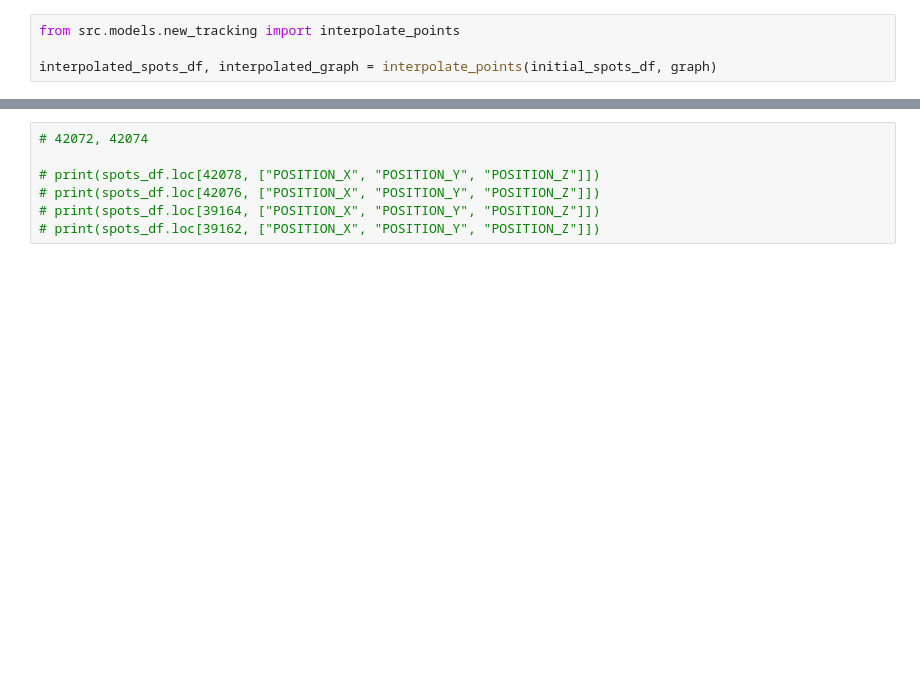
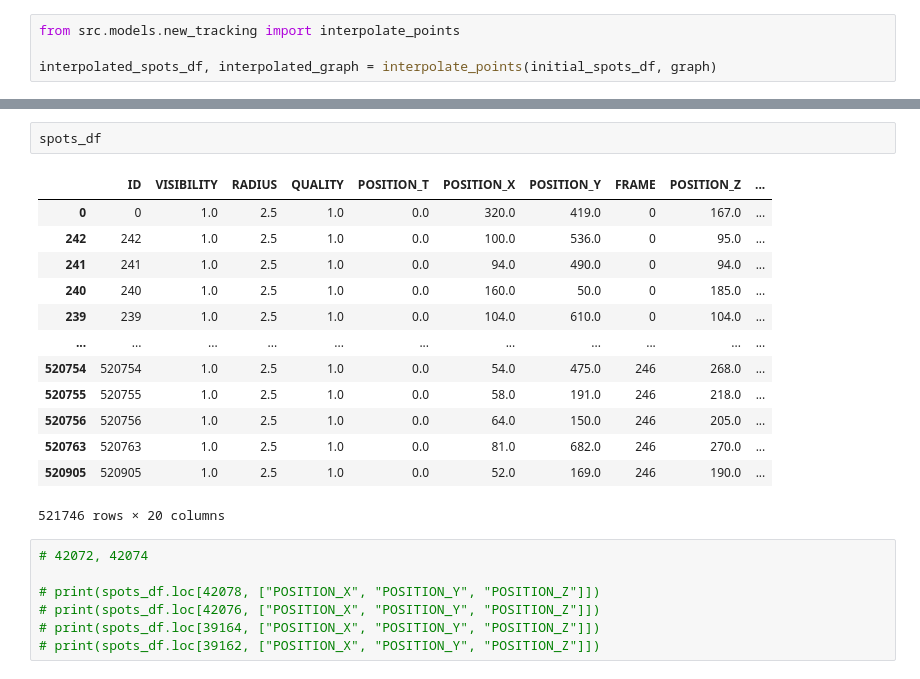
Before and after one commit to Harrison-Oatman/NucleiTracking, a Jupyter notebook: notebooks/3d_tracking.ipynb, the cells around one changed output, grey strips where cells are left out. Cells and saved outputs as stored; diff of their text form; blank space fills up the shorter version.

```diff
--- a/notebooks/3d_tracking.ipynb
+++ b/notebooks/3d_tracking.ipynb
@@ -147,4 +146,20 @@ number of tracklets detected: 9818
 Name: count, dtype: int64
+# %%
+spots_df
+# %% [output]
+|  | ID | VISIBILITY | RADIUS | QUALITY | POSITION_T | POSITION_X | POSITION_Y | FRAME | POSITION_Z | ... |
+| 0 | 0 | 1.0 | 2.5 | 1.0 | 0.0 | 320.0 | 419.0 | 0 | 167.0 | ... |
+| 242 | 242 | 1.0 | 2.5 | 1.0 | 0.0 | 100.0 | 536.0 | 0 | 95.0 | ... |
+| 241 | 241 | 1.0 | 2.5 | 1.0 | 0.0 | 94.0 | 490.0 | 0 | 94.0 | ... |
+| 240 | 240 | 1.0 | 2.5 | 1.0 | 0.0 | 160.0 | 50.0 | 0 | 185.0 | ... |
+| 239 | 239 | 1.0 | 2.5 | 1.0 | 0.0 | 104.0 | 610.0 | 0 | 104.0 | ... |
+| ... | ... | ... | ... | ... | ... | ... | ... | ... | ... | ... |
+| 520754 | 520754 | 1.0 | 2.5 | 1.0 | 0.0 | 54.0 | 475.0 | 246 | 268.0 | ... |
+| 520755 | 520755 | 1.0 | 2.5 | 1.0 | 0.0 | 58.0 | 191.0 | 246 | 218.0 | ... |
+| 520756 | 520756 | 1.0 | 2.5 | 1.0 | 0.0 | 64.0 | 150.0 | 246 | 205.0 | ... |
+| 520763 | 520763 | 1.0 | 2.5 | 1.0 | 0.0 | 81.0 | 682.0 | 246 | 270.0 | ... |
+| 520905 | 520905 | 1.0 | 2.5 | 1.0 | 0.0 | 52.0 | 169.0 | 246 | 190.0 | ... |
+521746 rows × 20 columns
 # %%
 # 42072, 42074
 
```
Also changed, not shown: parts of 7 cells of this notebook, 4 other files.
